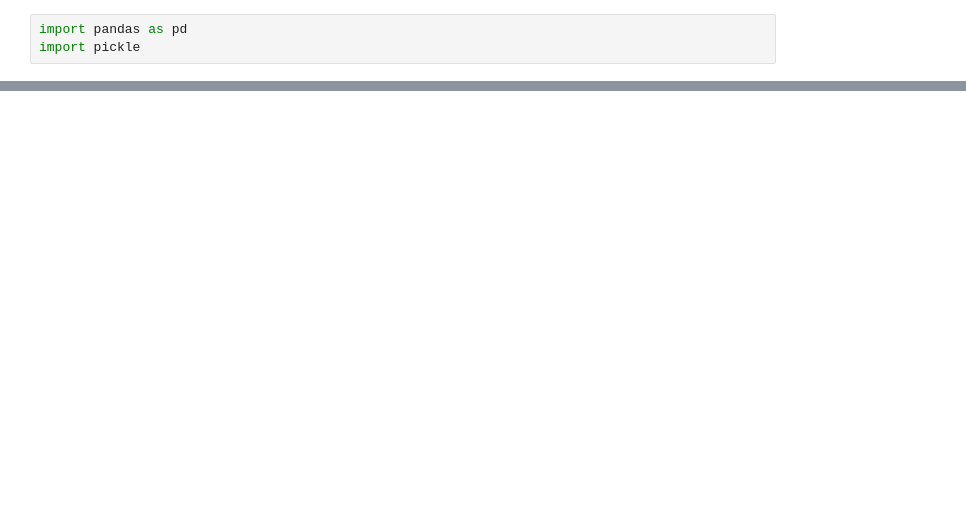
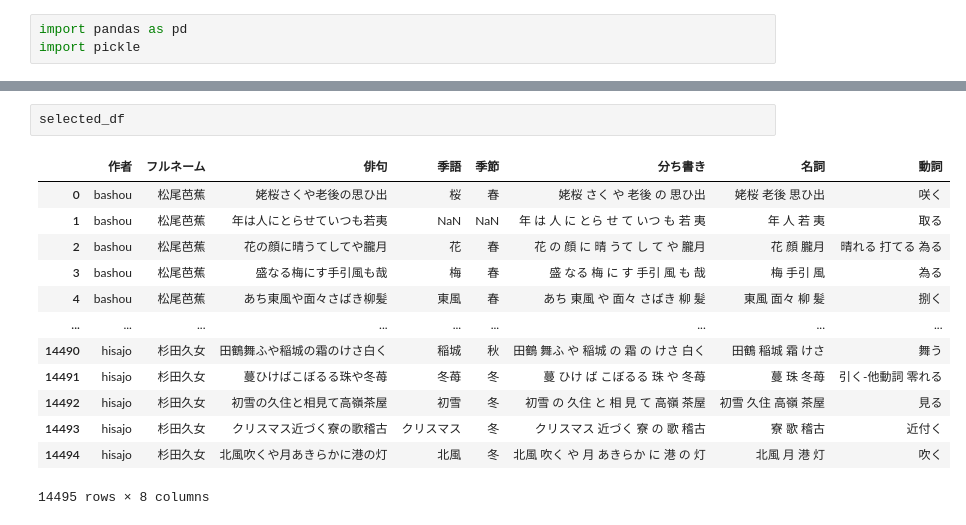
Before and after one commit to JunNishimura/Haiku_Research, a Jupyter notebook: Kigo/scripts/kigo_setting.ipynb, the cells around one changed output, grey strips where cells are left out. Drawn from its saved outputs; the diff is of its cells as text; blank space fills up the shorter version.

```diff
--- a/Kigo/scripts/kigo_setting.ipynb
+++ b/Kigo/scripts/kigo_setting.ipynb
@@ -39,2 +72,18 @@ df.head()
+# %%
+selected_df
+# %% [output]
+|  | 作者 | フルネーム | 俳句 | 季語 | 季節 | 分ち書き | 名詞 | 動詞 |
+| 0 | bashou | 松尾芭蕉 | 姥桜さくや老後の思ひ出 | 桜 | 春 | 姥桜 さく や 老後 の 思ひ出 | 姥桜 老後 思ひ出 | 咲く |
+| 1 | bashou | 松尾芭蕉 | 年は人にとらせていつも若夷 | NaN | NaN | 年 は 人 に とら せ て いつ も 若 夷 | 年 人 若 夷 | 取る |
+| 2 | bashou | 松尾芭蕉 | 花の顔に晴うてしてや朧月 | 花 | 春 | 花 の 顔 に 晴 うて し て や 朧月 | 花 顔 朧月 | 晴れる 打てる 為る |
+| 3 | bashou | 松尾芭蕉 | 盛なる梅にす手引風も哉 | 梅 | 春 | 盛 なる 梅 に す 手引 風 も 哉 | 梅 手引 風 | 為る |
+| 4 | bashou | 松尾芭蕉 | あち東風や面々さばき柳髪 | 東風 | 春 | あち 東風 や 面々 さばき 柳 髪 | 東風 面々 柳 髪 | 捌く |
+| ... | ... | ... | ... | ... | ... | ... | ... | ... |
+| 14490 | hisajo | 杉田久女 | 田鶴舞ふや稲城の霜のけさ白く | 稲城 | 秋 | 田鶴 舞ふ や 稲城 の 霜 の けさ 白く | 田鶴 稲城 霜 けさ | 舞う |
+| 14491 | hisajo | 杉田久女 | 蔓ひけばこぼるる珠や冬苺 | 冬苺 | 冬 | 蔓 ひけ ば こぼるる 珠 や 冬苺 | 蔓 珠 冬苺 | 引く-他動詞 零れる |
+| 14492 | hisajo | 杉田久女 | 初雪の久住と相見て高嶺茶屋 | 初雪 | 冬 | 初雪 の 久住 と 相 見 て 高嶺 茶屋 | 初雪 久住 高嶺 茶屋 | 見る |
+| 14493 | hisajo | 杉田久女 | クリスマス近づく寮の歌稽古 | クリスマス | 冬 | クリスマス 近づく 寮 の 歌 稽古 | 寮 歌 稽古 | 近付く |
+| 14494 | hisajo | 杉田久女 | 北風吹くや月あきらかに港の灯 | 北風 | 冬 | 北風 吹く や 月 あきらか に 港 の 灯 | 北風 月 港 灯 | 吹く |
+14495 rows × 8 columns
 # %%
 # 季語のない句のみを取り出してdfを作成
```
Also changed, not shown: parts of 14 cells of this notebook, 15 other files.
